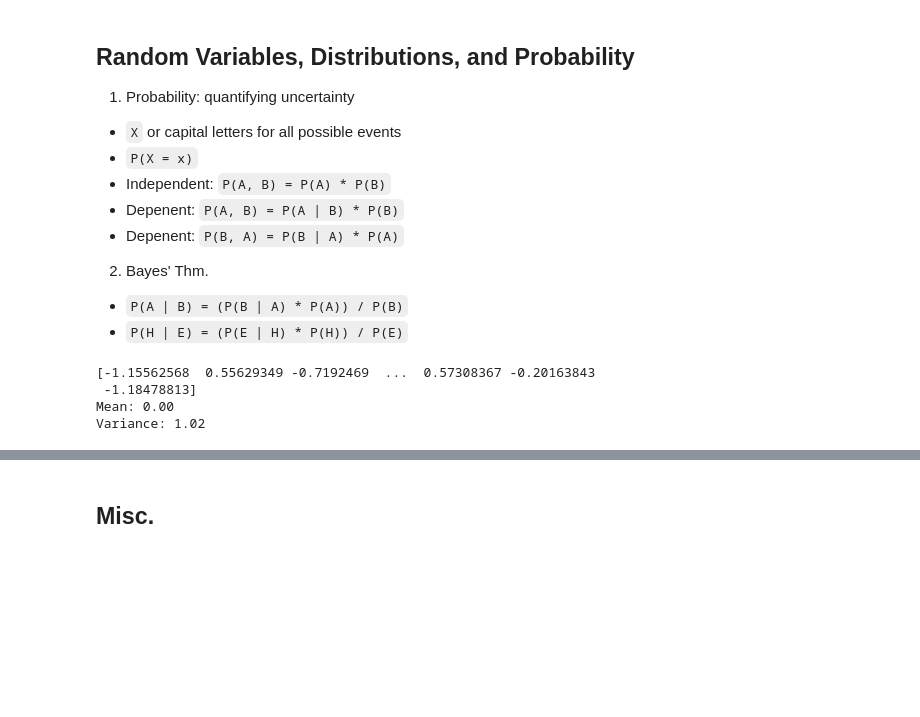
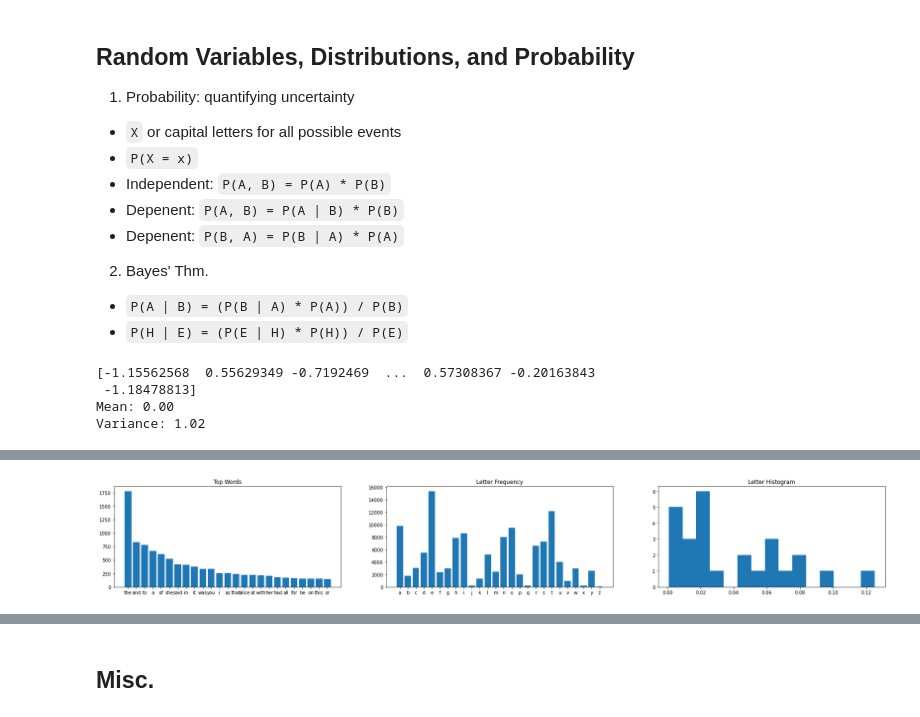
Before and after one commit to pmccabe5/Data-Science, a Jupyter notebook: DATA101/notes.ipynb, the cells around one changed output, grey strips where cells are left out. Cells and saved outputs as stored; diff of their text form; code cells hidden in the pictures; blank space fills up the shorter version.

```diff
--- a/DATA101/notes.ipynb
+++ b/DATA101/notes.ipynb
@@ -1537,0 +1606,83 @@ Variance: 1.02
+# %%
+%matplotlib inline
+import pandas as pd
+import numpy as np
+import matplotlib.pyplot as plt
+from collections import defaultdict
+from collections import Counter
+import os
+
+print(os.getcwd())
+
+
+try:
+
+    wordCounts = defaultdict(int)
+    characters = defaultdict(int)
+    inFile = open('alice.txt', 'r')
+
+    for line in inFile:
+
+        line = line.lower().split()
+
+        for word in line:
+            wordCounts[word] += 1
+
+            for char in word:
+                characters[char] += 1
+
+    inFile.close()
+
+    print('Number of unique words: {}'.format(len(wordCounts.keys())))
+
+    print('Number of words: {}'.format(sum(wordCounts.values())))
+
+    counts = Counter(wordCounts)
+    #print(counts.most_common(20))
+
+    words = []
+    count = []
+
+    charset = [chr(i) for i in range(97, 123)]
+
+    #print(charset)
+
+    chars = list(characters.keys())
+    charCount = list(characters.values())
+    cleanCount =[]
+
+    for char in charset:
+        cleanCount.append(characters[char])
+
+    # print(cleanChars)
+    # print(cleanCount)
+
+    for word in counts.most_common(25):
+        words.append(word[0])
+        count.append(word[1])
+
+    frequencies = []
+
+    for char in cleanChars:
+        frequency = characters[char] / sum(cleanCount)
+        frequencies.append(round(frequency, 4))
+        #print('Frequency of {}: {:.4f}'.format(char, frequency))
+
+    plt.figure().set_figwidth(30)
+
+    plt.subplot(1,3,1)
+    plt.title('Top Words')
+    plt.bar(words, count)
+
+    plt.subplot(1,3,2)
+    plt.title('Letter Frequency')
+    plt.bar(charset, cleanCount)
+
+    plt.subplot(1,3,3)
+    plt.title('Letter Histogram')
+    _ = plt.hist(frequencies, bins = 15)
+
+except:
+
+    print('File does not exist!')
+# %% [output]
@@ -1537,0 +1692 @@ Variance: 1.02
+[figure, added]
```
Also changed, not shown: parts of 11 cells of this notebook, 1 other file.
